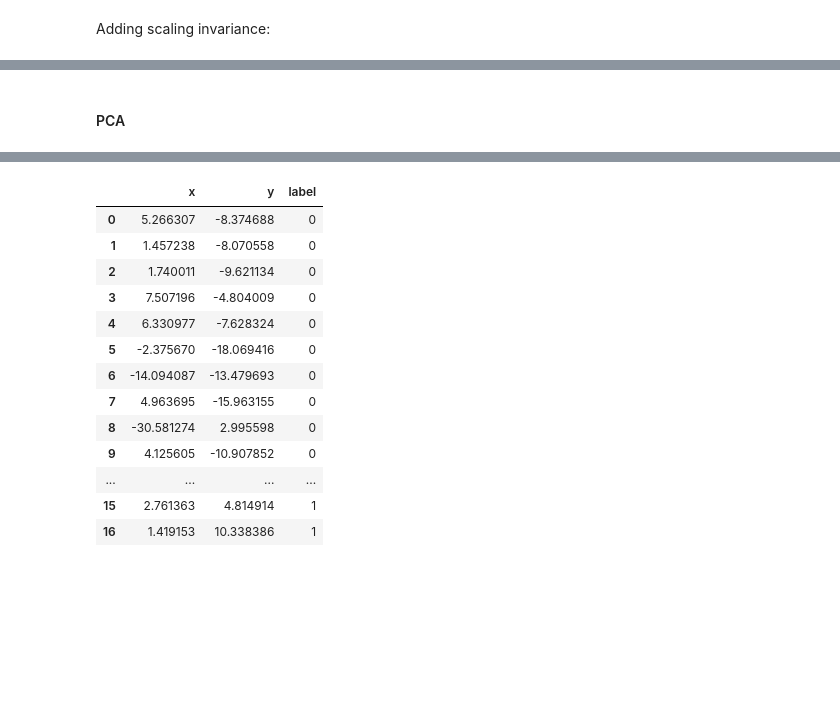
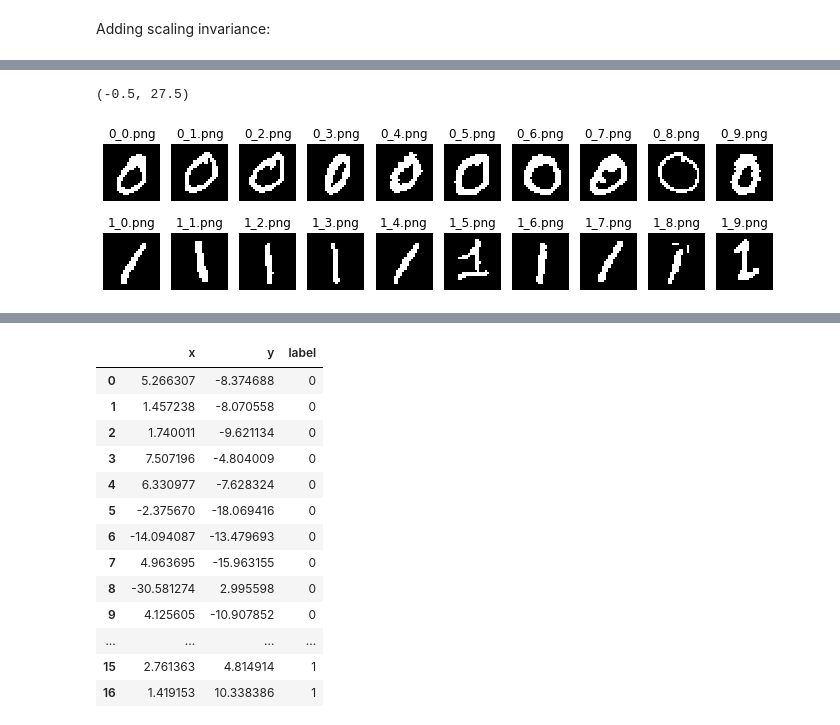
Before and after one commit to oganesManasian/Image-analysis-and-pattern-recognition, a Jupyter notebook: labs/lab_02_object_description.ipynb, the cells around one changed output, grey strips where cells are left out. Saved outputs shown, nothing was run; the diff lists cells and outputs as text; code cells hidden in the pictures; blank space fills up the shorter version.

```diff
--- a/labs/lab_02_object_description.ipynb
+++ b/labs/lab_02_object_description.ipynb
@@ -244,2 +250,0 @@ plt.show()
-# %% [markdown]
-#### PCA
@@ -251,0 +251,18 @@ import seaborn as sns; sns.set()
+# %%
+zero_regions = [zero_region > 128 for zero_region in zeros_im]
+one_regions = [one_region > 128 for one_region in ones_im]
+
+# Plot images
+fig, axes = plt.subplots(2, len(zeros_im), figsize=(12, 3))
+for ax, im, nm in zip(axes[0], zero_regions, zeros_names):
+    ax.imshow(im, cmap='gray')
+    ax.axis('off')
+    ax.set_title(nm)
+for ax, im, nm in zip(axes[1], one_regions, ones_names):
+    ax.imshow(im, cmap='gray')
+    ax.axis('off')
+    ax.set_title(nm)
+print(ax.get_xlim())
+# %% [output]
+(-0.5, 27.5)
+[figure, added]
```
Also changed, not shown: parts of 27 cells of this notebook.
